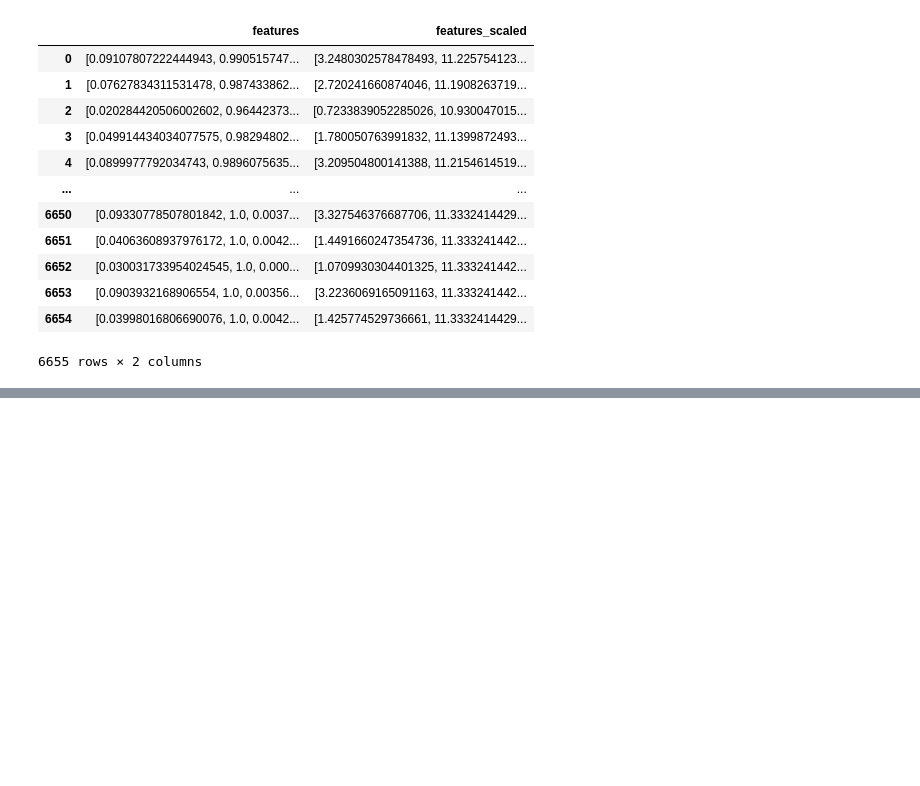
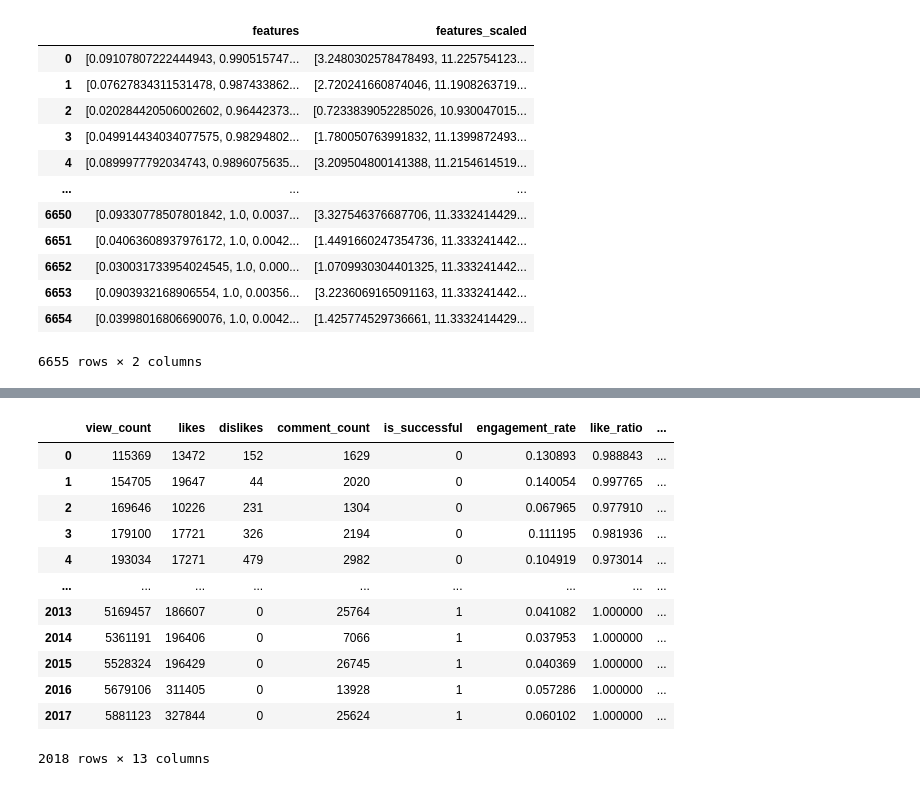
Before and after one commit to edutrul/youtube-trending, a Jupyter notebook: data-analysis-yt-2024.ipynb, the cells around one changed output, grey strips where cells are left out. Saved outputs shown, nothing was run; the diff lists cells and outputs as text; code cells hidden in the pictures; blank space fills up the shorter version.

```diff
--- a/data-analysis-yt-2024.ipynb
+++ b/data-analysis-yt-2024.ipynb
@@ -767,0 +928,24 @@ df_scaled.select("features", "features_scaled").toPandas()
+# %%
+# Predicciones:
+# transform = prueba
+# model logistic regression transforma el dataframe de prueba. Y con estos datos esta haciendo predicción
+# por ende agrega dos columnas adicionales "probability" y prediction
+# "probability" that means it is clase 0 o 1
+# prediction
+predictions = model_lr.transform(test_df)
+# %%
+predictions.toPandas()
+# %% [output]
+|  | view_count | likes | dislikes | comment_count | is_successful | engagement_rate | like_ratio | ... |
+| 0 | 115369 | 13472 | 152 | 1629 | 0 | 0.130893 | 0.988843 | ... |
+| 1 | 154705 | 19647 | 44 | 2020 | 0 | 0.140054 | 0.997765 | ... |
+| 2 | 169646 | 10226 | 231 | 1304 | 0 | 0.067965 | 0.977910 | ... |
+| 3 | 179100 | 17721 | 326 | 2194 | 0 | 0.111195 | 0.981936 | ... |
+| 4 | 193034 | 17271 | 479 | 2982 | 0 | 0.104919 | 0.973014 | ... |
+| ... | ... | ... | ... | ... | ... | ... | ... | ... |
+| 2013 | 5169457 | 186607 | 0 | 25764 | 1 | 0.041082 | 1.000000 | ... |
+| 2014 | 5361191 | 196406 | 0 | 7066 | 1 | 0.037953 | 1.000000 | ... |
+| 2015 | 5528324 | 196429 | 0 | 26745 | 1 | 0.040369 | 1.000000 | ... |
+| 2016 | 5679106 | 311405 | 0 | 13928 | 1 | 0.057286 | 1.000000 | ... |
+| 2017 | 5881123 | 327844 | 0 | 25624 | 1 | 0.060102 | 1.000000 | ... |
+2018 rows × 13 columns
```
Also changed, not shown: parts of 16 cells of this notebook.
